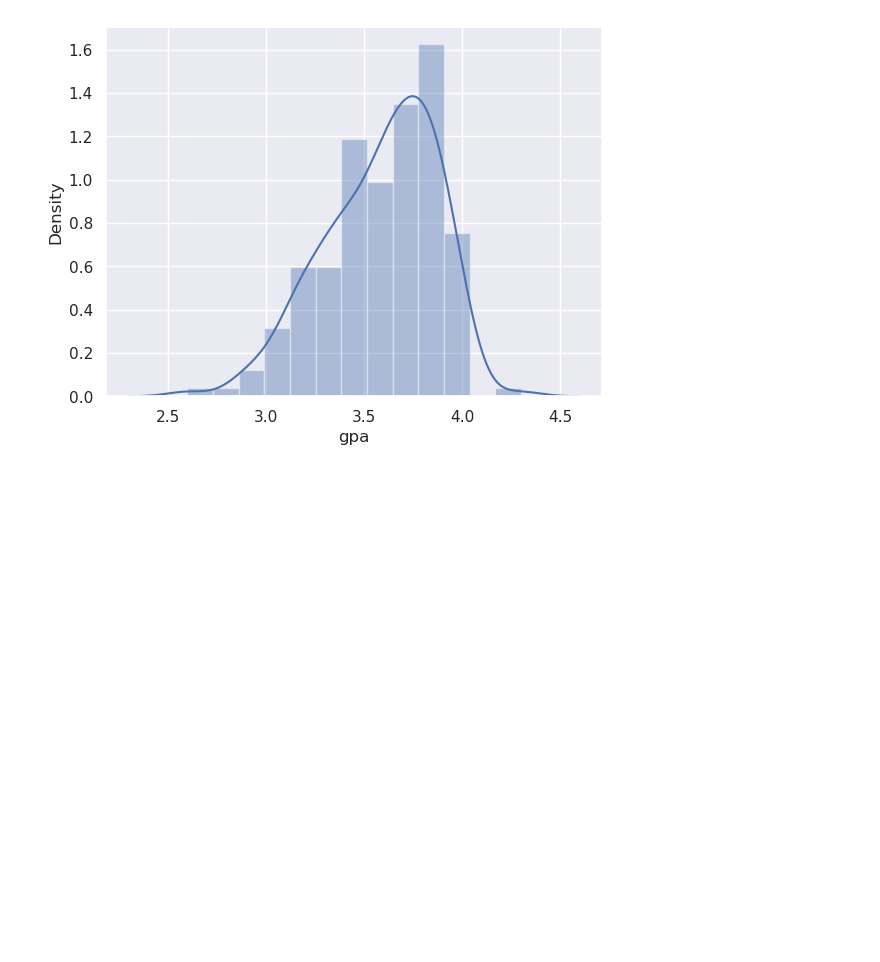
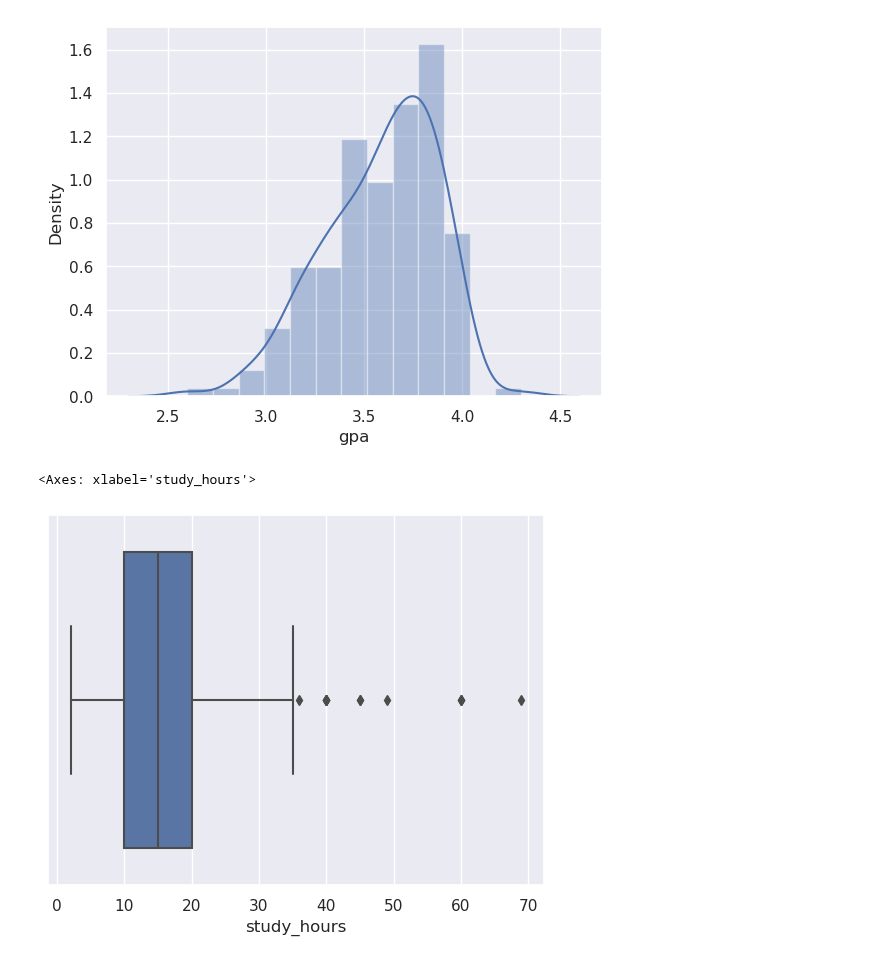
Before and after one commit to LaxmiVatsalyaDaita/Kaggle, a Jupyter notebook: gpa-study-hours.ipynb, the cells around one changed output. Cells and saved outputs as stored; diff of their text form; code cells hidden in the pictures; blank space fills up the shorter version.

Commit message:
Kaggle Notebook | GPA-Study Hours | Version 3

```diff
--- a/gpa-study-hours.ipynb
+++ b/gpa-study-hours.ipynb
@@ -65,3 +67,8 @@ https://gist.github.com/mwaskom/de44147ed2974457ad6372750bbe5751
   sns.distplot(data['gpa'])
 <Axes: xlabel='gpa', ylabel='Density'>
 [figure]
+# %%
+sns.boxplot(data=data, x=data['study_hours'])
+# %% [output]
+<Axes: xlabel='study_hours'>
+[figure, added]
```
Also changed, not shown: parts of 14 cells of this notebook.
